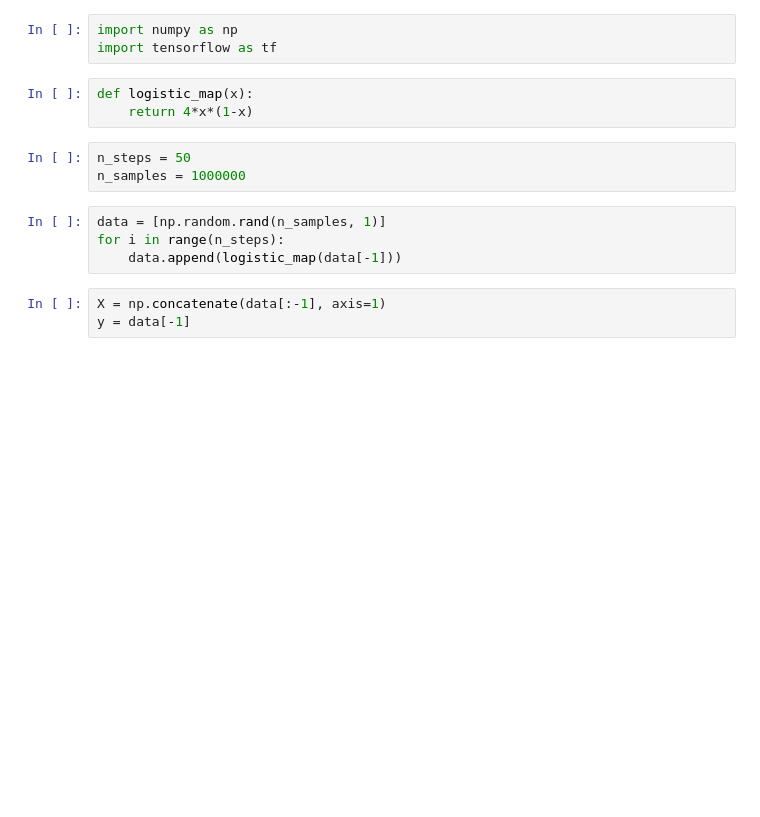
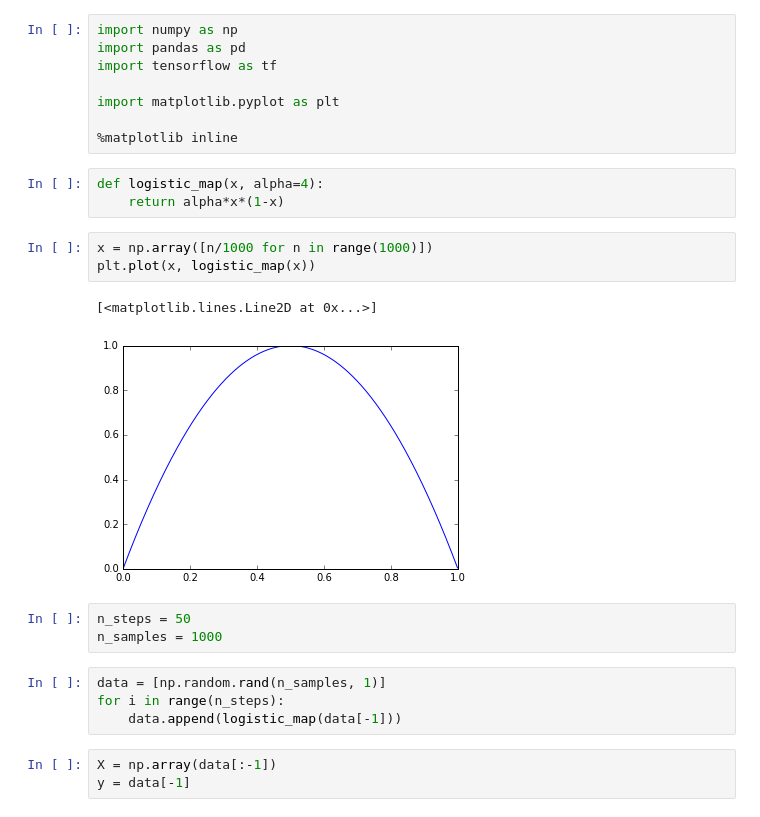
Before and after one commit to sbartek/gentle_rnn, a Jupyter notebook: 27logisticMap.ipynb, the cells around one changed output. Drawn from its saved outputs; the diff is of its cells as text; blank space fills up the shorter version.

Commit message:
finishes first version of logistic reg

```diff
--- a/27logisticMap.ipynb
+++ b/27logisticMap.ipynb
@@ -1,18 +1,29 @@
 # %%
 import numpy as np
+import pandas as pd
 import tensorflow as tf
+
+import matplotlib.pyplot as plt
+
+%matplotlib inline
 # %%
-def logistic_map(x):
-    return 4*x*(1-x)
+def logistic_map(x, alpha=4):
+    return alpha*x*(1-x)
+# %%
+x = np.array([n/1000 for n in range(1000)])
+plt.plot(x, logistic_map(x))
+# %% [output]
+[<matplotlib.lines.Line2D at 0x...>]
+[figure, added]
 # %%
 n_steps = 50
-n_samples = 1000000
+n_samples = 1000
 # %%
 data = [np.random.rand(n_samples, 1)]
 for i in range(n_steps):
     data.append(logistic_map(data[-1]))
 # %%
-X = np.concatenate(data[:-1], axis=1)
+X = np.array(data[:-1])
 y = data[-1]
 # %%
 X.shape, y.shape
```
Also changed, not shown: parts of 6 cells of this notebook, 6 other files.
